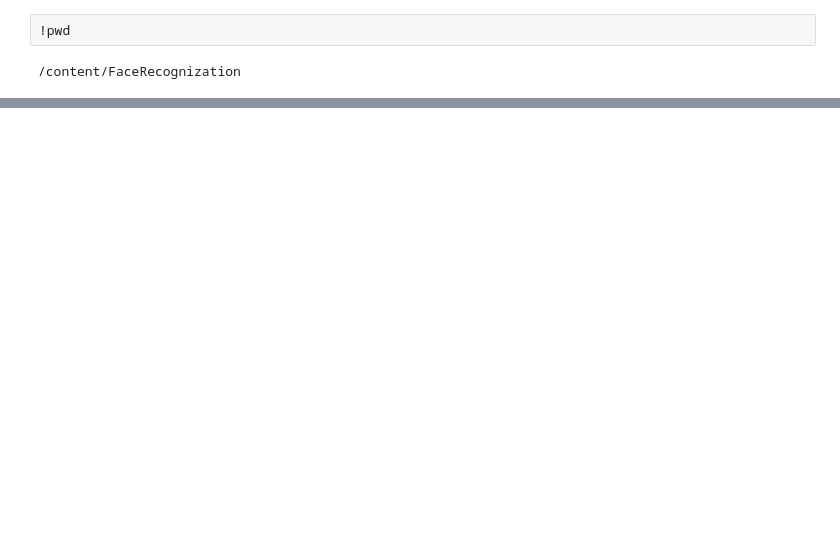
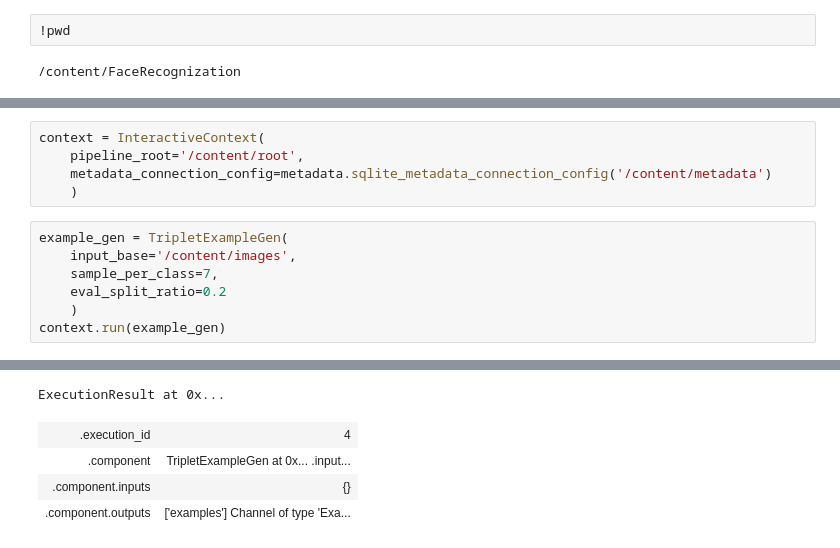
Before and after one commit to yeaung276/FaceRecognization, a Jupyter notebook: pipeline/Interactive_pipeline.ipynb, the cells around one changed output, grey strips where cells are left out. Saved outputs shown, nothing was run; the diff lists cells and outputs as text; blank space fills up the shorter version.

```diff
--- a/pipeline/Interactive_pipeline.ipynb
+++ b/pipeline/Interactive_pipeline.ipynb
@@ -36,0 +27,13 @@ ExecutionResult at 0x...
+# %%
+context = InteractiveContext(
+    pipeline_root='/content/root',
+    metadata_connection_config=metadata.sqlite_metadata_connection_config('/content/metadata')
+    )
+# %%
+example_gen = TripletExampleGen(
+    input_base='/content/images',
+    sample_per_class=7,
+    eval_split_ratio=0.2
+    )
+context.run(example_gen)
+# %% [output]
@@ -37,3 +42,8 @@ ExecutionResult at 0x...
+ExecutionResult at 0x...
+| .execution_id | 4 |
+| .component | TripletExampleGen at 0x... .input... |
+| .component.inputs | {} |
+| .component.outputs | ['examples'] Channel of type 'Exa... |
 # %%
 from tfx.dsl.components.common.importer import Importer
 from tfx.types import standard_artifacts
```
Also changed, not shown: parts of 9 cells of this notebook.
